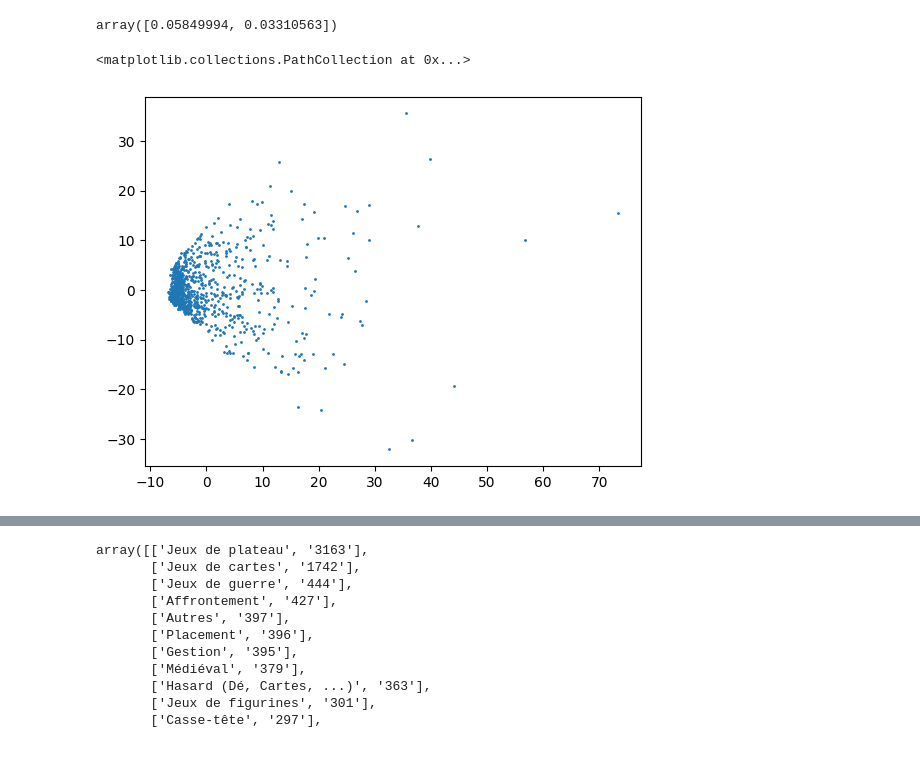
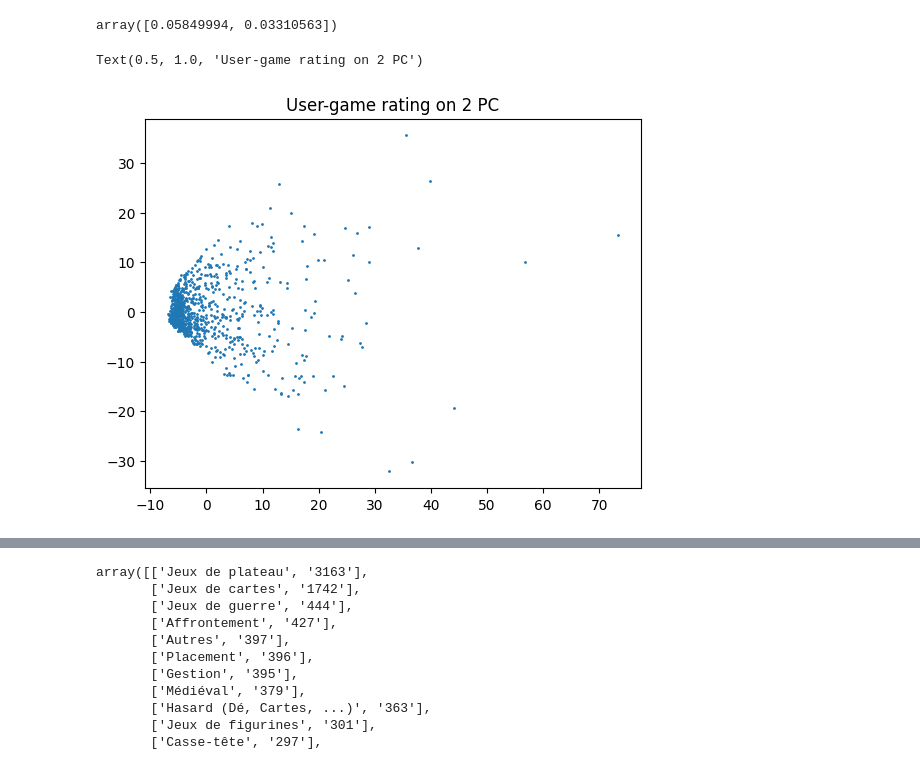
Before and after one commit to Franciline/Recommendation_system, a Jupyter notebook: pca_clustering.ipynb, the cells around one changed output, grey strips where cells are left out. Drawn from its saved outputs; the diff is of its cells as text; code cells hidden in the pictures.

```diff
--- a/pca_clustering.ipynb
+++ b/pca_clustering.ipynb
@@ -60,6 +54,7 @@ pca.explained_variance_ratio_ # very low for this
 array([0.05849994, 0.03310563])
 # %%
 plt.scatter(components[:, 0], components[:, 1], s=1)
+plt.title("User-game rating on 2 PC")
 # %% [output]
-<matplotlib.collections.PathCollection at 0x...>
+Text(0.5, 1.0, 'User-game rating on 2 PC')
-[figure, old version]
+[figure, new version]
```
Also changed, not shown: parts of 31 cells of this notebook, 1 other file.
